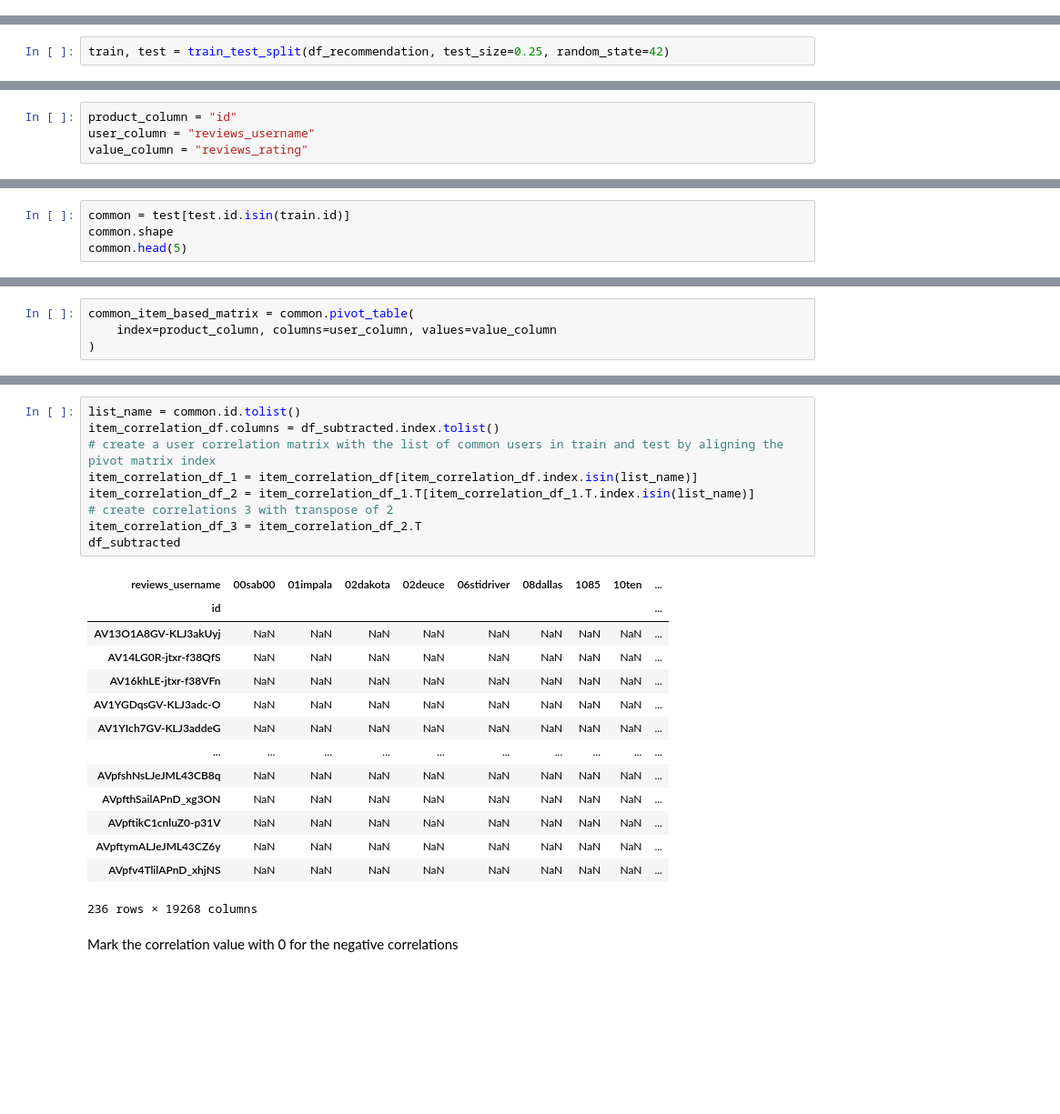
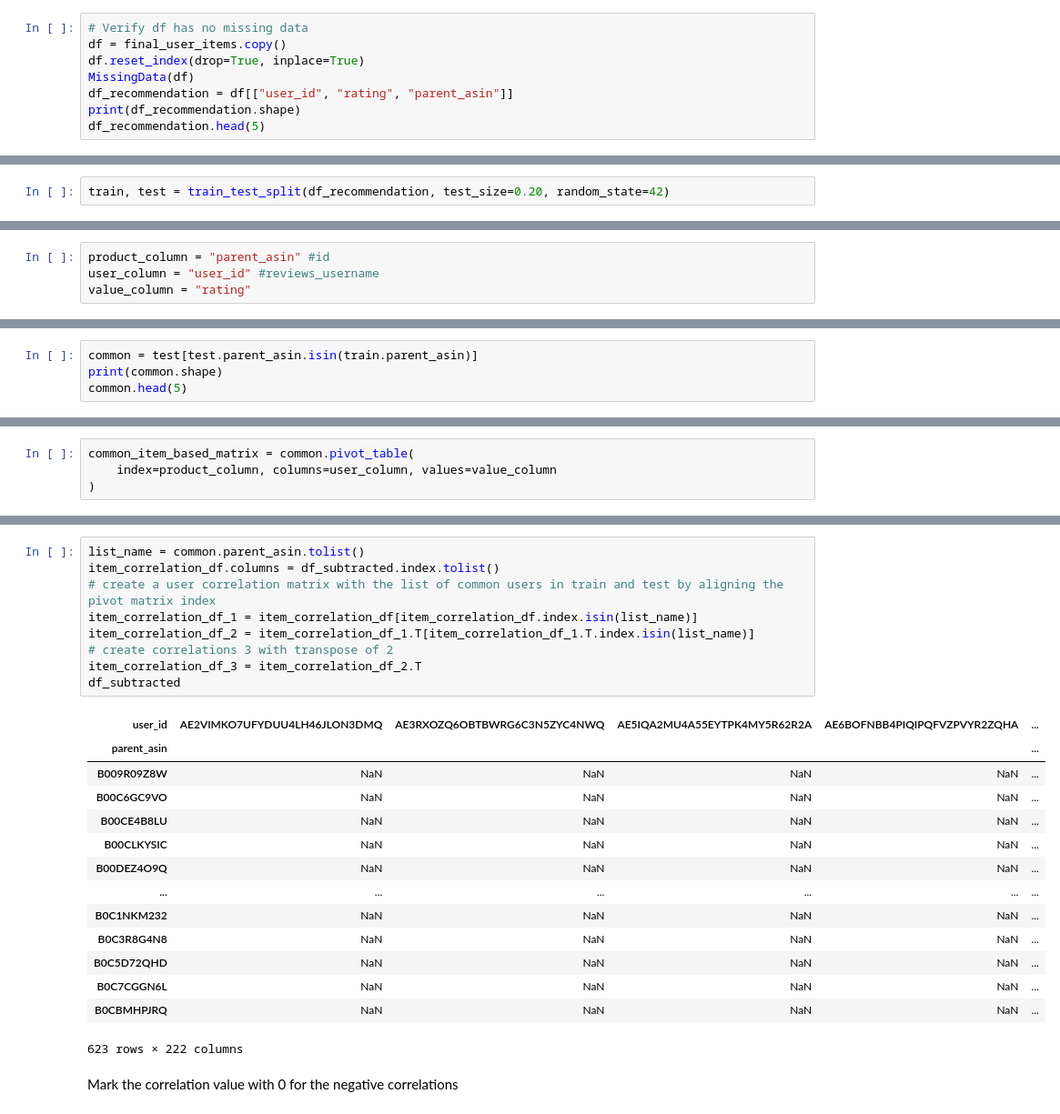
Before and after one commit to Awadhesh43/HybridSentimentBERTRecommendation, a Jupyter notebook: Hybrid-Recommendation-Model.ipynb, the cells around one changed output, grey strips where cells are left out. Shown at 91% size. Saved outputs shown, nothing was run; the diff lists cells and outputs as text; blank space fills up the shorter version.

```diff
--- a/Hybrid-Recommendation-Model.ipynb
+++ b/Hybrid-Recommendation-Model.ipynb
@@ -1032,0 +1054,8 @@ KeyError: "None of [Index(['id', 'name', 'reviews_rating', 'reviews_username'],
+# %%
+# Verify df has no missing data
+df = final_user_items.copy()
+df.reset_index(drop=True, inplace=True)
+MissingData(df)
+df_recommendation = df[["user_id", "rating", "parent_asin"]]
+print(df_recommendation.shape)
+df_recommendation.head(5)
@@ -1035,2 +1076,2 @@ Split the recommendation dataset into train and test
 # %%
-train, test = train_test_split(df_recommendation, test_size=0.25, random_state=42)
+train, test = train_test_split(df_recommendation, test_size=0.20, random_state=42)
@@ -1037,9 +1094,9 @@ train, test = train_test_split(df_recommendation, test_size=0.25, random_state=4
 # %% [markdown]
 Name columns for the recommendation dataset
 # %%
-product_column = "id"
-user_column = "reviews_username"
-value_column = "reviews_rating"
+product_column = "parent_asin" #id
+user_column = "user_id" #reviews_username
+value_column = "rating"
 # %% [markdown]
 Create Pivot dataset in matrix format with columns as product IDs and rows as user names so we get a view of whch user has rated which product and what value
 # %%
@@ -1382,7 +1459,7 @@ pd.merge(item_final_recommendations, train, on="id")[
 # %% [markdown]
 Now the prediction is done, let's do the evaluation for item - item recommendation
 # %%
-common = test[test.id.isin(train.id)]
-common.shape
+common = test[test.parent_asin.isin(train.parent_asin)]
+print(common.shape)
 common.head(5)
 # %% [output]
@@ -1419,27 +1497,27 @@ item_correlation_df.head()
 # %%
-list_name = common.id.tolist()
+list_name = common.parent_asin.tolist()
 item_correlation_df.columns = df_subtracted.index.tolist()
 # create a user correlation matrix with the list of common users in train and test by aligning the pivot matrix index
 item_correlation_df_1 = item_correlation_df[item_correlation_df.index.isin(list_name)]
 item_correlation_df_2 = item_correlation_df_1.T[item_correlation_df_1.T.index.isin(list_name)]
 # create correlations 3 with transpose of 2
 item_correlation_df_3 = item_correlation_df_2.T
 df_subtracted
 # %% [output]
-| reviews_username | 00sab00 | 01impala | 02dakota | 02deuce | 06stidriver | 08dallas | 1085 | 10ten | ... |
-| id |  |  |  |  |  |  |  |  | ... |
-| AV13O1A8GV-KLJ3akUyj | NaN | NaN | NaN | NaN | NaN | NaN | NaN | NaN | ... |
-| AV14LG0R-jtxr-f38QfS | NaN | NaN | NaN | NaN | NaN | NaN | NaN | NaN | ... |
-| AV16khLE-jtxr-f38VFn | NaN | NaN | NaN | NaN | NaN | NaN | NaN | NaN | ... |
-| AV1YGDqsGV-KLJ3adc-O | NaN | NaN | NaN | NaN | NaN | NaN | NaN | NaN | ... |
-| AV1YIch7GV-KLJ3addeG | NaN | NaN | NaN | NaN | NaN | NaN | NaN | NaN | ... |
-| ... | ... | ... | ... | ... | ... | ... | ... | ... | ... |
-| AVpfshNsLJeJML43CB8q | NaN | NaN | NaN | NaN | NaN | NaN | NaN | NaN | ... |
-| AVpfthSailAPnD_xg3ON | NaN | NaN | NaN | NaN | NaN | NaN | NaN | NaN | ... |
-| AVpftikC1cnluZ0-p31V | NaN | NaN | NaN | NaN | NaN | NaN | NaN | NaN | ... |
-| AVpftymALJeJML43CZ6y | NaN | NaN | NaN | NaN | NaN | NaN | NaN | NaN | ... |
-| AVpfv4TlilAPnD_xhjNS | NaN | NaN | NaN | NaN | NaN | NaN | NaN | NaN | ... |
+| user_id | AE2VIMKO7UFYDUU4LH46JLON3DMQ | AE3RXOZQ6OBTBWRG6C3N5ZYC4NWQ | AE5IQA2MU4A55EYTPK4MY5R62R2A | AE6BOFNBB4PIQIPQFVZPVYR2ZQHA | ... |
+| parent_asin |  |  |  |  | ... |
+| B009R09Z8W | NaN | NaN | NaN | NaN | ... |
+| B00C6GC9VO | NaN | NaN | NaN | NaN | ... |
+| B00CE4B8LU | NaN | NaN | NaN | NaN | ... |
+| B00CLKYSIC | NaN | NaN | NaN | NaN | ... |
+| B00DEZ4O9Q | NaN | NaN | NaN | NaN | ... |
+| ... | ... | ... | ... | ... | ... |
+| B0C1NKM232 | NaN | NaN | NaN | NaN | ... |
+| B0C3R8G4N8 | NaN | NaN | NaN | NaN | ... |
+| B0C5D72QHD | NaN | NaN | NaN | NaN | ... |
+| B0C7CGGN6L | NaN | NaN | NaN | NaN | ... |
+| B0CBMHPJRQ | NaN | NaN | NaN | NaN | ... |
-236 rows × 19268 columns
+623 rows × 222 columns
 # %% [markdown]
 Mark the correlation value with 0 for the negative correlations
 # %%
```
Also changed, not shown: parts of 311 cells of this notebook, 43 other files.
